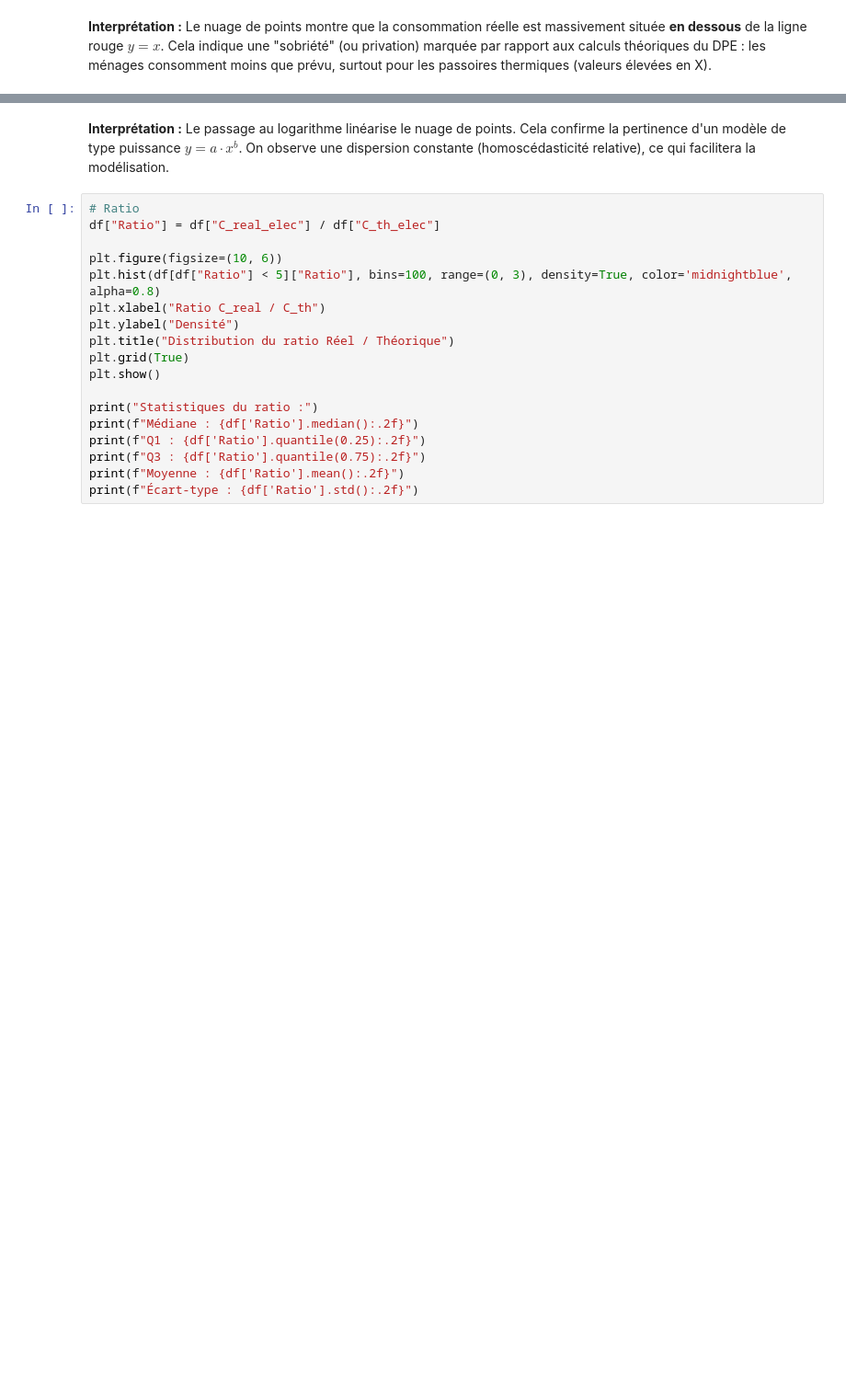
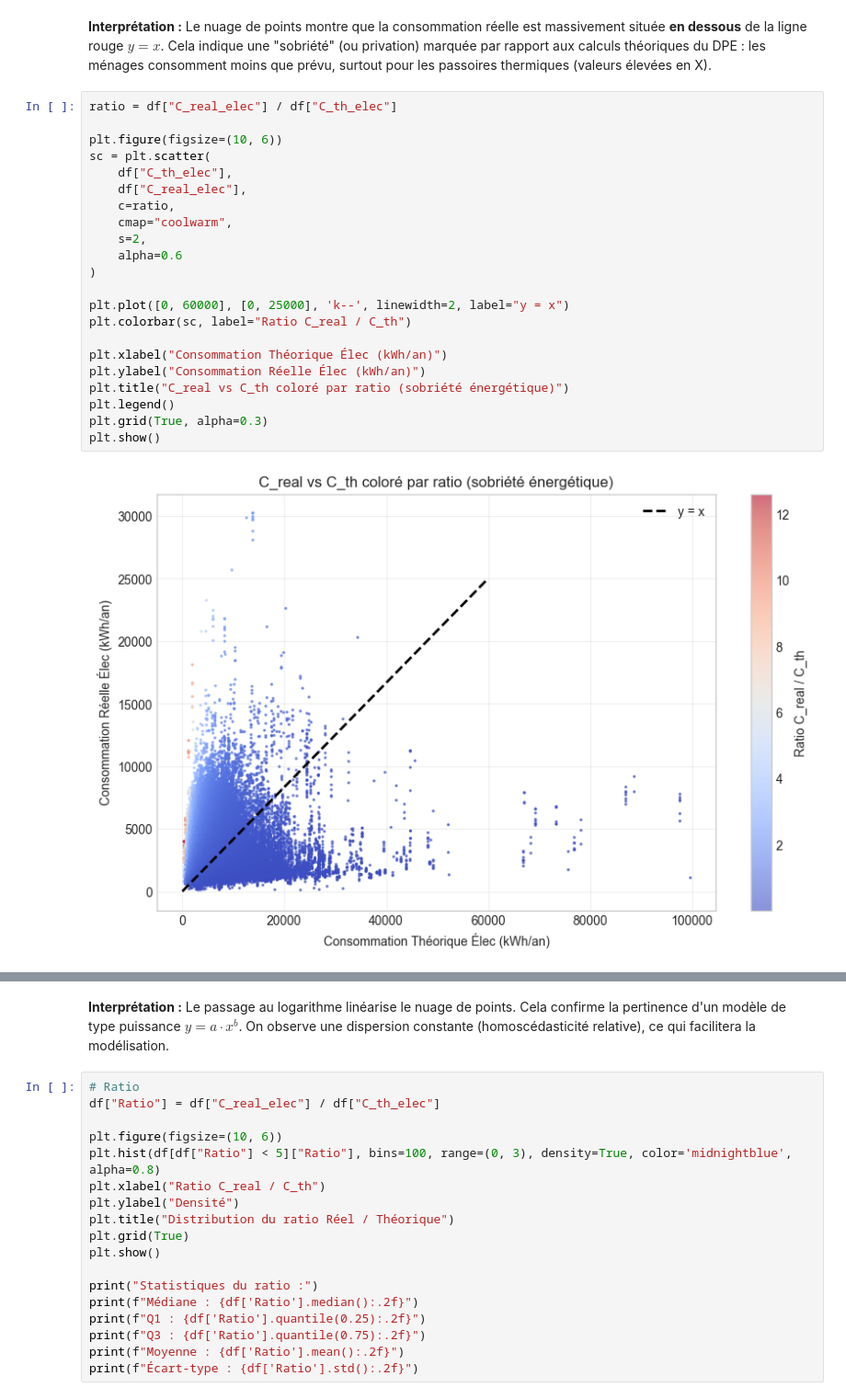
Before and after one commit to ProjetCapstoneDPE/Projet-DPE, a Jupyter notebook: Factures/Conso_réelle.ipynb, the cells around one changed output, grey strips where cells are left out. Shown at 92% size. Cells and saved outputs as stored; diff of their text form; blank space fills up the shorter version.

```diff
--- a/Factures/Conso_réelle.ipynb
+++ b/Factures/Conso_réelle.ipynb
@@ -71,3 +80,27 @@ plt.show()
 # %% [markdown]
 **Interprétation :**
 Le nuage de points montre que la consommation réelle est massivement située **en dessous** de la ligne rouge $y=x$. Cela indique une "sobriété" (ou privation) marquée par rapport aux calculs théoriques du DPE : les ménages consomment moins que prévu, surtout pour les passoires thermiques (valeurs élevées en X).
+# %%
+ratio = df["C_real_elec"] / df["C_th_elec"]
+
+plt.figure(figsize=(10, 6))
+sc = plt.scatter(
+    df["C_th_elec"],
+    df["C_real_elec"],
+    c=ratio,
+    cmap="coolwarm",
+    s=2,
+    alpha=0.6
+)
+
+plt.plot([0, 60000], [0, 25000], 'k--', linewidth=2, label="y = x")
+plt.colorbar(sc, label="Ratio C_real / C_th")
+
+plt.xlabel("Consommation Théorique Élec (kWh/an)")
+plt.ylabel("Consommation Réelle Élec (kWh/an)")
+plt.title("C_real vs C_th coloré par ratio (sobriété énergétique)")
+plt.legend()
+plt.grid(True, alpha=0.3)
+plt.show()
+# %% [output]
+[figure, added]
```
Also changed, not shown: parts of 23 cells of this notebook.
